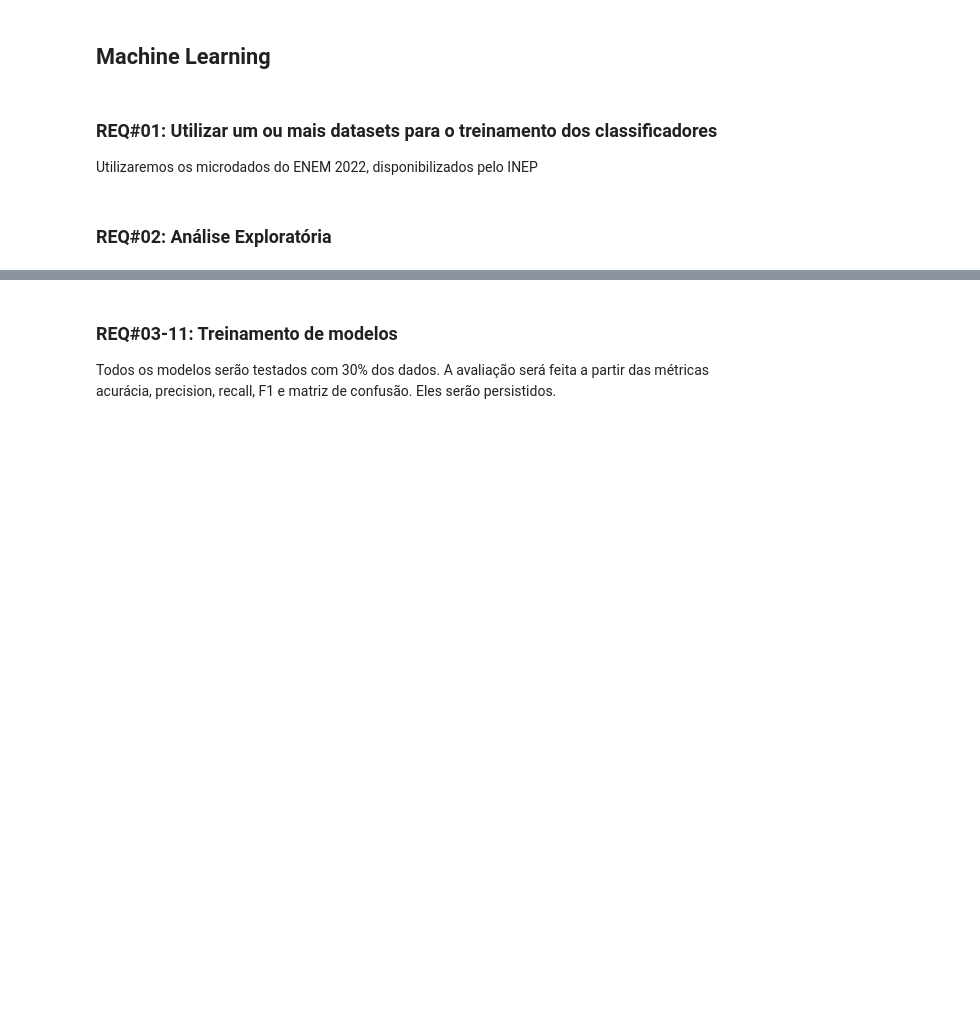
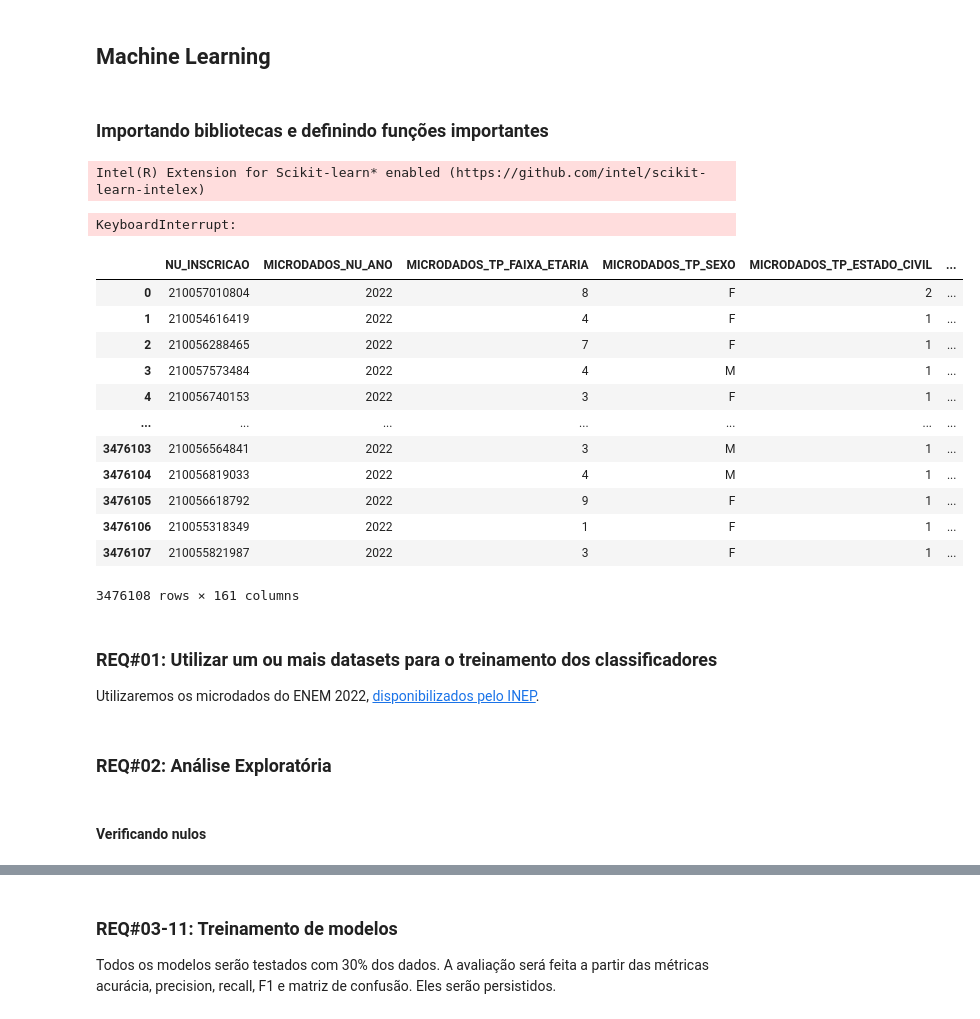
Before and after one commit to jv-porto/projeto-analise-habitos-estudo-enem, a Jupyter notebook: projeto.ipynb, the cells around one changed output, grey strips where cells are left out. Saved outputs shown, nothing was run; the diff lists cells and outputs as text; code cells hidden in the pictures; blank space fills up the shorter version.

```diff
--- a/projeto.ipynb
+++ b/projeto.ipynb
@@ -343,0 +517,39 @@ import skops.io as sio
+# %% [markdown]
+### **Importando bibliotecas e definindo funções importantes**
+# %%
+SEED = 3
+
+from sklearnex import patch_sklearn
+patch_sklearn()
+
+import joblib
+import skops.io as sio
+
+from sklearn.compose import ColumnTransformer
+from sklearn.base import BaseEstimator, TransformerMixin
+from sklearn.pipeline import Pipeline
+from sklearn.impute import SimpleImputer
+from sklearn.preprocessing import OneHotEncoder, OrdinalEncoder, MinMaxScaler, StandardScaler
+from sklearn.model_selection import train_test_split
+from sklearn.model_selection import cross_val_score
+from sklearn.metrics import mean_squared_error, mean_absolute_error, accuracy_score
+from sklearn.dummy import DummyClassifier
+from sklearn.svm import SVC
+from sklearn.ensemble import AdaBoostClassifier
+from sklearn.neighbors import KNeighborsClassifier
+from sklearn.tree import DecisionTreeClassifier
+from sklearn.neural_network import MLPClassifier
+from sklearn.linear_model import LogisticRegression
+from sklearn.model_selection import GridSearchCV, RandomizedSearchCV, KFold
+# %% [output]
+Intel(R) Extension for Scikit-learn* enabled (https://github.com/intel/scikit-learn-intelex)
+# %%
+with db_connection() as conn, db_cursor(conn) as cursor:
+    cursor.execute('SELECT * FROM projeto_enem.microdados;')
+    microdados_data = cursor.fetchall()
+    microdados_columns = tuple(desc[0] for desc in cursor.description)
+
+microdados_df = pd.DataFrame(microdados_data, columns=microdados_columns).set_index('ID', drop=True)
+microdados_df
+# %% [output]
+KeyboardInterrupt:
@@ -344,6 +564,30 @@ import skops.io as sio
+# %%
+with db_connection() as conn, db_cursor(conn) as cursor:
+    cursor.execute('SELECT * FROM projeto_enem.aggregated_data;')
+    aggregated_data = cursor.fetchall()
+    aggregated_columns = tuple(desc[0] for desc in cursor.description)
+
+aggregated_df = pd.DataFrame(aggregated_data, columns=aggregated_columns)
+aggregated_df
+# %% [output]
+|  | NU_INSCRICAO | MICRODADOS_NU_ANO | MICRODADOS_TP_FAIXA_ETARIA | MICRODADOS_TP_SEXO | MICRODADOS_TP_ESTADO_CIVIL | ... |
+| 0 | 210057010804 | 2022 | 8 | F | 2 | ... |
+| 1 | 210054616419 | 2022 | 4 | F | 1 | ... |
+| 2 | 210056288465 | 2022 | 7 | F | 1 | ... |
+| 3 | 210057573484 | 2022 | 4 | M | 1 | ... |
+| 4 | 210056740153 | 2022 | 3 | F | 1 | ... |
+| ... | ... | ... | ... | ... | ... | ... |
+| 3476103 | 210056564841 | 2022 | 3 | M | 1 | ... |
+| 3476104 | 210056819033 | 2022 | 4 | M | 1 | ... |
+| 3476105 | 210056618792 | 2022 | 9 | F | 1 | ... |
+| 3476106 | 210055318349 | 2022 | 1 | F | 1 | ... |
+| 3476107 | 210055821987 | 2022 | 3 | F | 1 | ... |
+3476108 rows × 161 columns
 # %% [markdown]
 ### **REQ#01: Utilizar um ou mais datasets para o treinamento dos classificadores**
 
-Utilizaremos os microdados do ENEM 2022, disponibilizados pelo INEP
+Utilizaremos os microdados do ENEM 2022, [disponibilizados pelo INEP](https://www.gov.br/inep/pt-br/acesso-a-informacao/dados-abertos/microdados/enem).
 # %% [markdown]
 ### **REQ#02: Análise Exploratória**
+# %% [markdown]
+#### Verificando nulos
```
Also changed, not shown: parts of 35 cells of this notebook, 1 other file.
